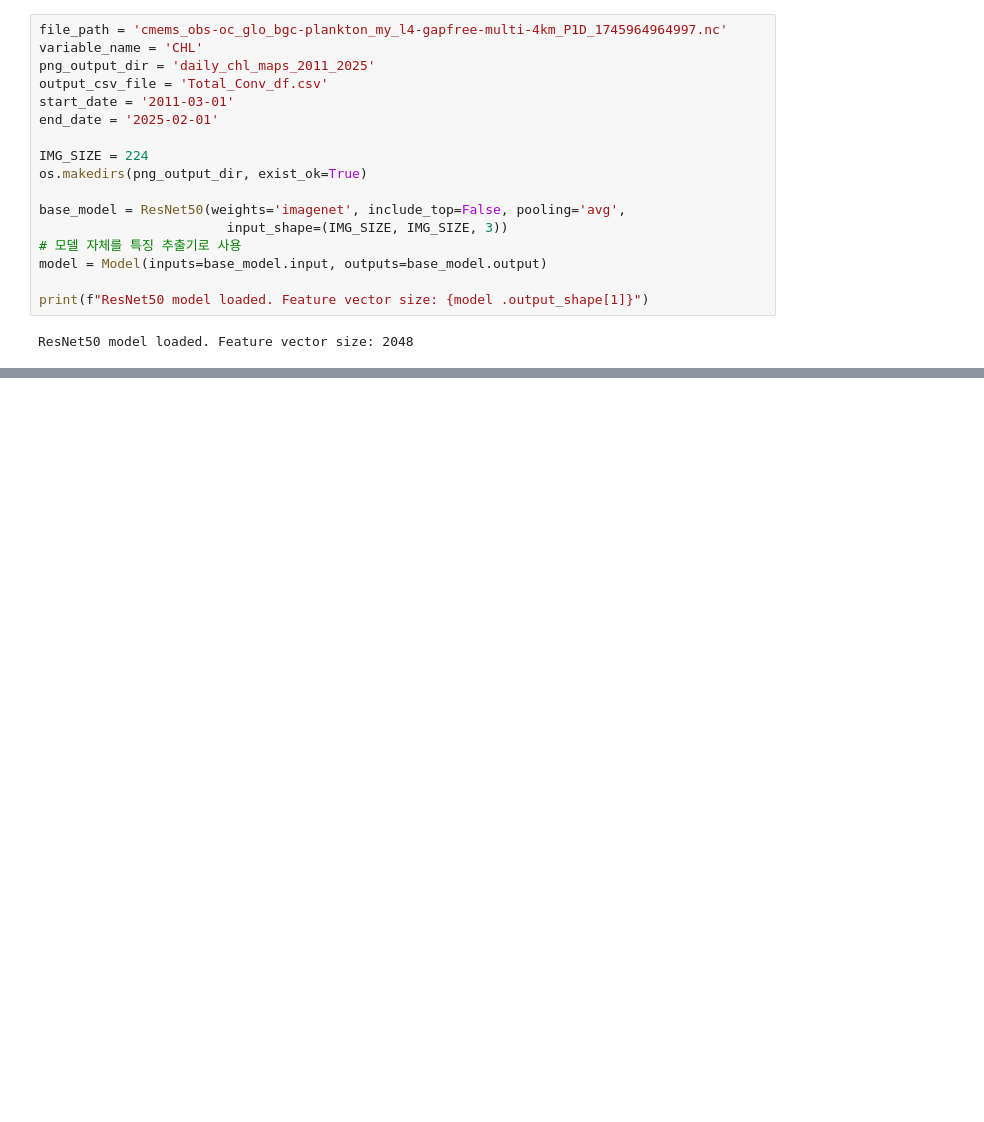
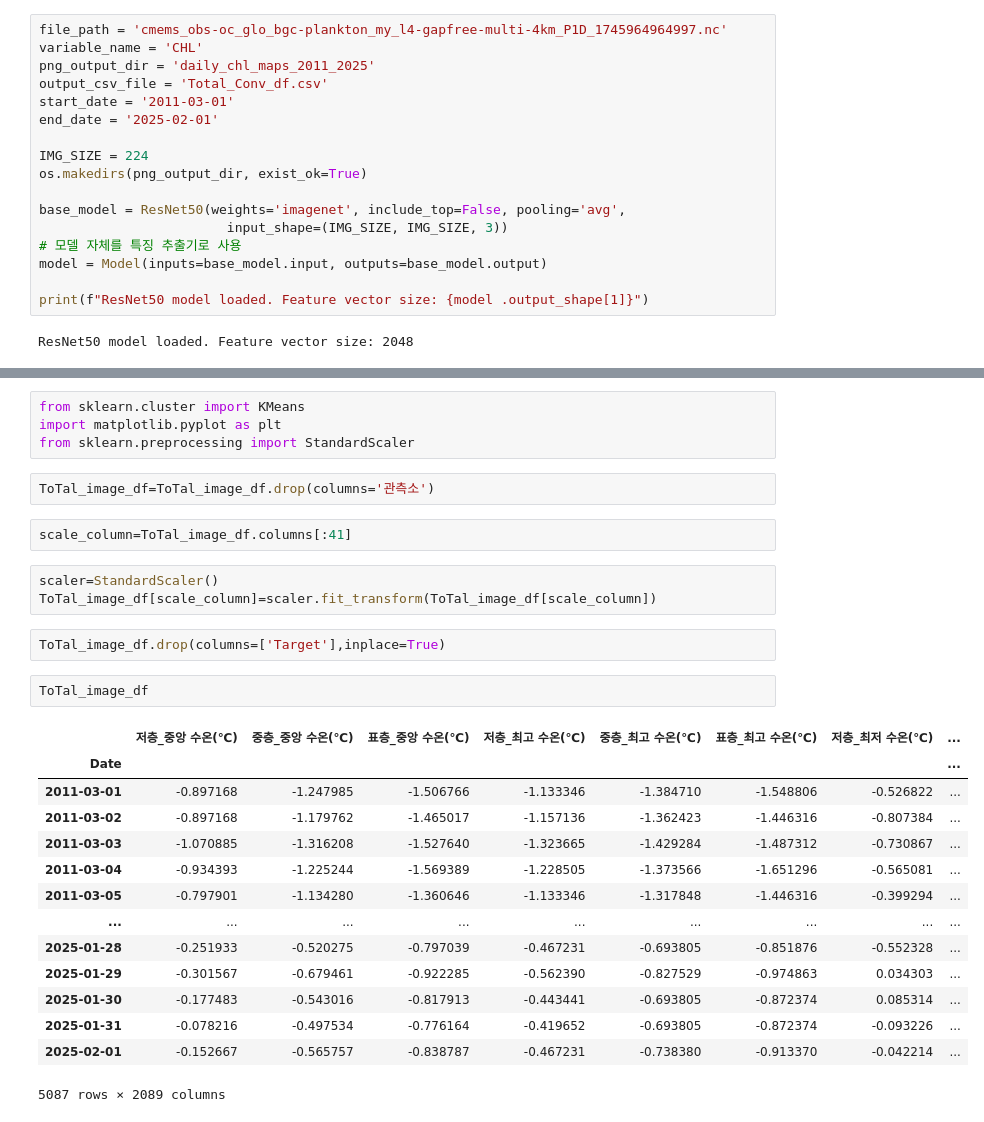
Before and after one commit to GUKHOJeong/Ocean_Project, a Jupyter notebook: data/Data_merge.ipynb, the cells around one changed output, grey strips where cells are left out. Drawn from its saved outputs; the diff is of its cells as text; blank space fills up the shorter version.

```diff
--- a/data/Data_merge.ipynb
+++ b/data/Data_merge.ipynb
@@ -256,0 +266,30 @@ OSError: [Errno 22] Invalid argument: 'c:\\Users\\rnrgh\\OneDrive\\바탕 화면
+# %%
+from sklearn.cluster import KMeans
+import matplotlib.pyplot as plt
+from sklearn.preprocessing import StandardScaler
+# %%
+ToTal_image_df=ToTal_image_df.drop(columns='관측소')
+# %%
+scale_column=ToTal_image_df.columns[:41]
+# %%
+scaler=StandardScaler()
+ToTal_image_df[scale_column]=scaler.fit_transform(ToTal_image_df[scale_column])
+# %%
+ToTal_image_df.drop(columns=['Target'],inplace=True)
+# %%
+ToTal_image_df
+# %% [output]
+|  | 저층_중앙 수온(℃) | 중층_중앙 수온(℃) | 표층_중앙 수온(℃) | 저층_최고 수온(℃) | 중층_최고 수온(℃) | 표층_최고 수온(℃) | 저층_최저 수온(℃) | ... |
+| Date |  |  |  |  |  |  |  | ... |
+| 2011-03-01 | -0.897168 | -1.247985 | -1.506766 | -1.133346 | -1.384710 | -1.548806 | -0.526822 | ... |
+| 2011-03-02 | -0.897168 | -1.179762 | -1.465017 | -1.157136 | -1.362423 | -1.446316 | -0.807384 | ... |
+| 2011-03-03 | -1.070885 | -1.316208 | -1.527640 | -1.323665 | -1.429284 | -1.487312 | -0.730867 | ... |
+| 2011-03-04 | -0.934393 | -1.225244 | -1.569389 | -1.228505 | -1.373566 | -1.651296 | -0.565081 | ... |
+| 2011-03-05 | -0.797901 | -1.134280 | -1.360646 | -1.133346 | -1.317848 | -1.446316 | -0.399294 | ... |
+| ... | ... | ... | ... | ... | ... | ... | ... | ... |
+| 2025-01-28 | -0.251933 | -0.520275 | -0.797039 | -0.467231 | -0.693805 | -0.851876 | -0.552328 | ... |
+| 2025-01-29 | -0.301567 | -0.679461 | -0.922285 | -0.562390 | -0.827529 | -0.974863 | 0.034303 | ... |
+| 2025-01-30 | -0.177483 | -0.543016 | -0.817913 | -0.443441 | -0.693805 | -0.872374 | 0.085314 | ... |
+| 2025-01-31 | -0.078216 | -0.497534 | -0.776164 | -0.419652 | -0.693805 | -0.872374 | -0.093226 | ... |
+| 2025-02-01 | -0.152667 | -0.565757 | -0.838787 | -0.467231 | -0.738380 | -0.913370 | -0.042214 | ... |
+5087 rows × 2089 columns
```
Also changed, not shown: parts of 22 cells of this notebook, 5 other files.
